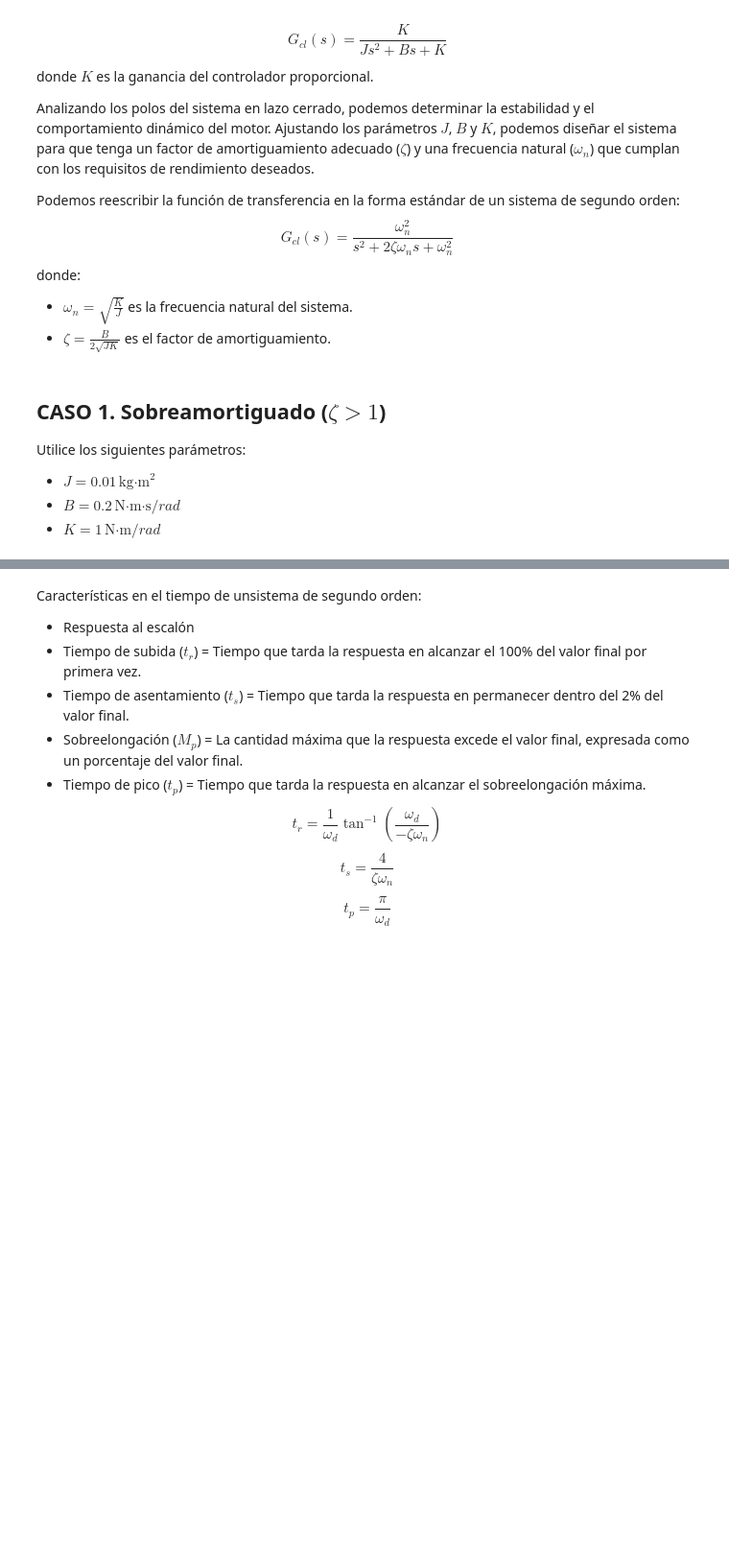
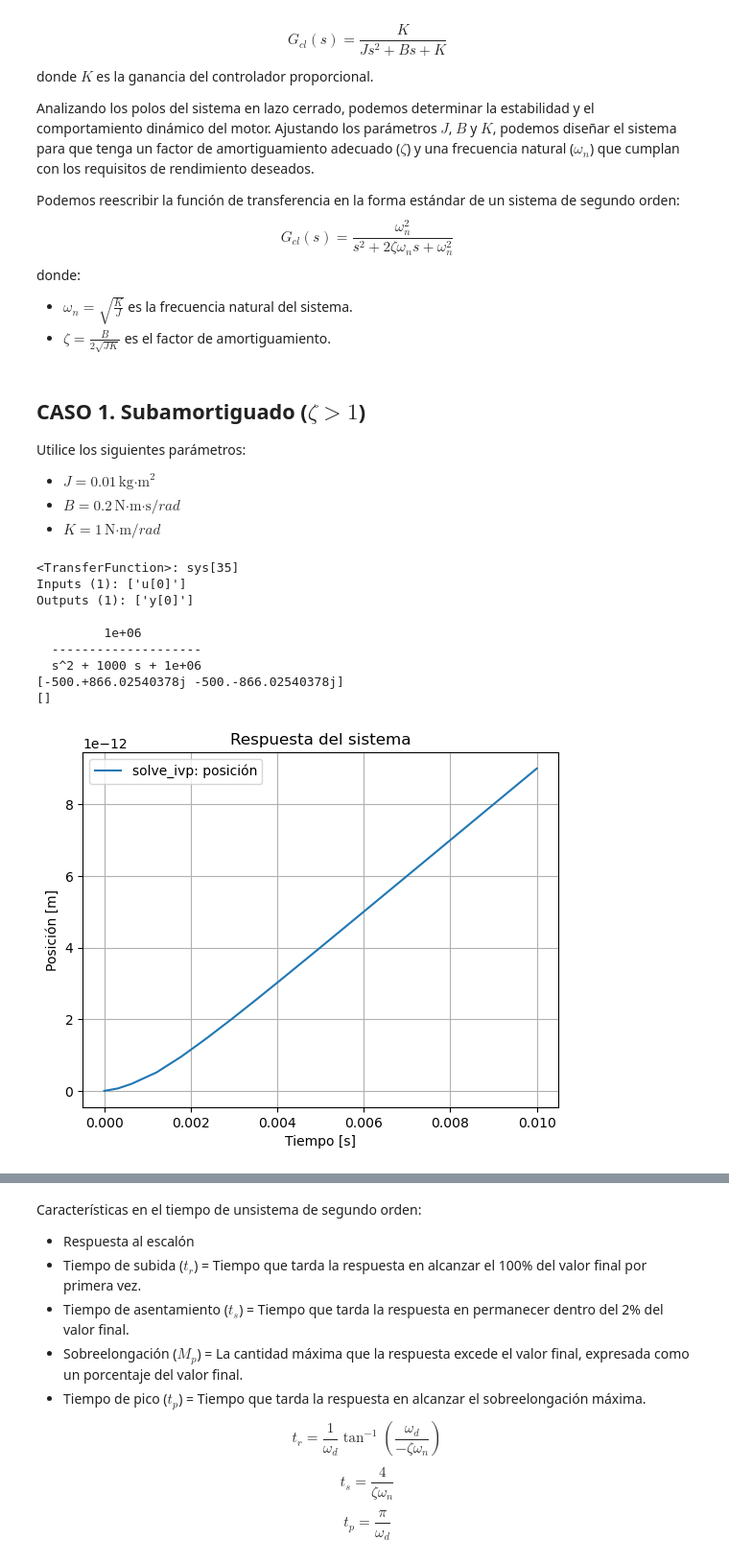
Before and after one commit to cjuarezramos/MMS022025, a Jupyter notebook: Laboratorios/L0402_SistemaSegundoOrden.ipynb, the cells around one changed output, grey strips where cells are left out. Shown at 96% size. Drawn from its saved outputs; the diff is of its cells as text; code cells hidden in the pictures; blank space fills up the shorter version.

```diff
--- a/Laboratorios/L0402_SistemaSegundoOrden.ipynb
+++ b/Laboratorios/L0402_SistemaSegundoOrden.ipynb
@@ -63,7 +63,7 @@ donde:
 - $\omega_n = \sqrt{\frac{K}{J}}$ es la frecuencia natural del sistema.
 - $\zeta = \frac{B}{2\sqrt{JK}}$ es el factor de amortiguamiento.
 # %% [markdown]
-CASO 1. Sobreamortiguado ($\zeta >1$)
+CASO 1. Subamortiguado ($\zeta >1$)
 ------------------------------
 Utilice los siguientes parámetros:
 - $J = 0.01 \, \text{kg·m}^2$
@@ -100,31 +100,53 @@ def entrada_escalon(t):
 # Definir función a resolver
 # f(t,x)=dx/dt Para casos de orden superior a 1, x es un vector
 def f(t,x):
+    x1 = x[0]
+    x2 = x[1]
+    u = entrada_escalon(t)
     # La salida debe ser arreglo numpy
-    return np.array() # sustituya como la información necesaria.
+    dx1dt = x2
+    dx2dt = -B/J*x2 - K/J*x1 + K/J*u
+    return np.array([dx1dt, dx2dt])
 # %%
 # Parámetros del sistema
-wn = 1.0 #sqrt(K/J) # frecuencia natural
+wn = 1000.0 #sqrt(K/J) # frecuencia natural
 zeta = 0.5 #B/(2*J*wn) # factor de amortiguamiento
+K = 1
+J = wn**2 / K
+B = 2*zeta*wn*J
 # Definir la función de transferencia del sistema
 num = [wn**2]
 den = [1, 2*zeta*wn, wn**2]
 sys = ct.tf(num, den)
+print(sys)
+print(ct.poles(sys))
+print(ct.zeros(sys))
 # Definir el intervalo de tiempo y condiciones iniciales
-tspan = (0, 10)
+tspan = (0, 0.01)
 y0 = [0, 0]  # condiciones iniciales: [posición, velocidad]
-h = 0.01  # tamaño de paso para el método de Euler
+h = 0.00001  # tamaño de paso para el método de Euler
 # Resolver el sistema usando solve_ivp
-sol_ivp = solve_ivp(f, tspan, y0, t_eval=np.arange(tspan[0], tspan[1], h))
+sol_ivp = solve_ivp(f, tspan, y0,method = 'LSODA')
 # Resolver el sistema usando el método de Euler
 sol_euler = f_euler(f, tspan, y0, h)
 # Graficar los resultados
 plt.figure()
 plt.plot(sol_ivp.t, sol_ivp.y[0], label='solve_ivp: posición')
-plt.plot(sol_euler.t, sol_euler.y[0], label='Euler: posición', linestyle='dashed')
+#plt.plot(sol_euler.t, sol_euler.y[0], label='Euler: posición', linestyle='dashed')
 plt.xlabel('Tiempo [s]')
 plt.ylabel('Posición [m]')
 plt.title('Respuesta del sistema')
 plt.legend()
 plt.grid()
 plt.show()
+# %% [output]
+<TransferFunction>: sys[35]
+Inputs (1): ['u[0]']
+Outputs (1): ['y[0]']
+
+         1e+06
+  --------------------
+  s^2 + 1000 s + 1e+06
+[-500.+866.02540378j -500.-866.02540378j]
+[]
+[figure, added]
```
Also changed, not shown: parts of 5 cells of this notebook, 3 other files.
